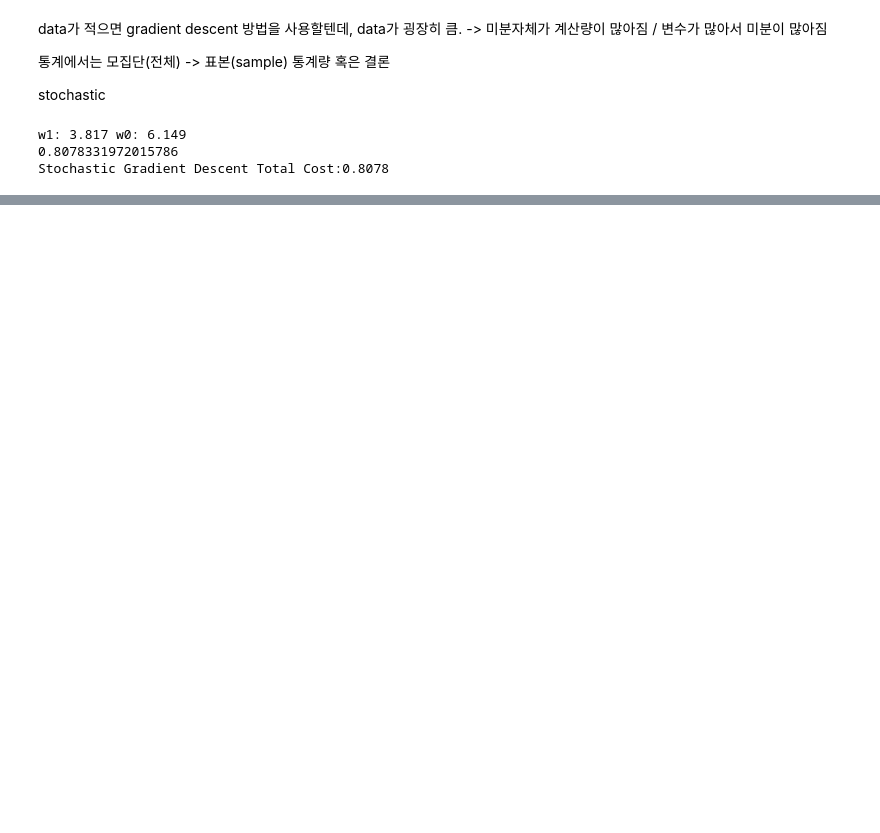
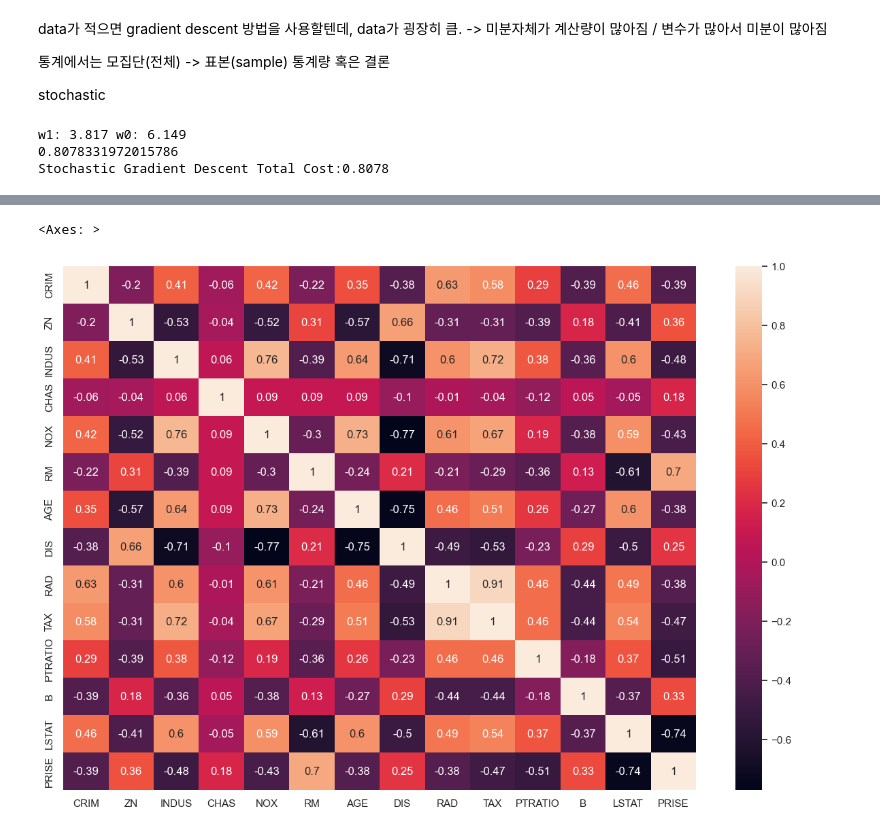
Before and after one commit to the9world/My_Study, a Jupyter notebook: Python_study/23년05월/230509/c_regression.ipynb, the cells around one changed output, grey strips where cells are left out. Cells and saved outputs as stored; diff of their text form; code cells hidden in the pictures; blank space fills up the shorter version.

```diff
--- a/Python_study/23년05월/230509/c_regression.ipynb
+++ b/Python_study/23년05월/230509/c_regression.ipynb
@@ -180,0 +328,14 @@ print(sklearn.__version__)
+# %%
+#Created a dataframe without the price col, since we need to see the correlation between the variables
+# bos_1 = pd.DataFrame(boston.data, columns = boston.feature_names)
+
+correlation_matrix = bos.corr().round(2) #상관계수를 계산해줘.
+sns.heatmap(data=correlation_matrix, annot=True)
+#heatmap 관계가 높다는 검은색, 밝은색 -> 진한 색깔이면 관계가 높다.
+#annot->계산한값을 그림에 그려줘.
+
+
+#다중공산성 문제를 확인한것(왜냐하면 타겟은 빠져있기 때문에.)
+# %% [output]
+<Axes: >
+[figure, added]
```
Also changed, not shown: parts of 24 cells of this notebook, 4 other files.
